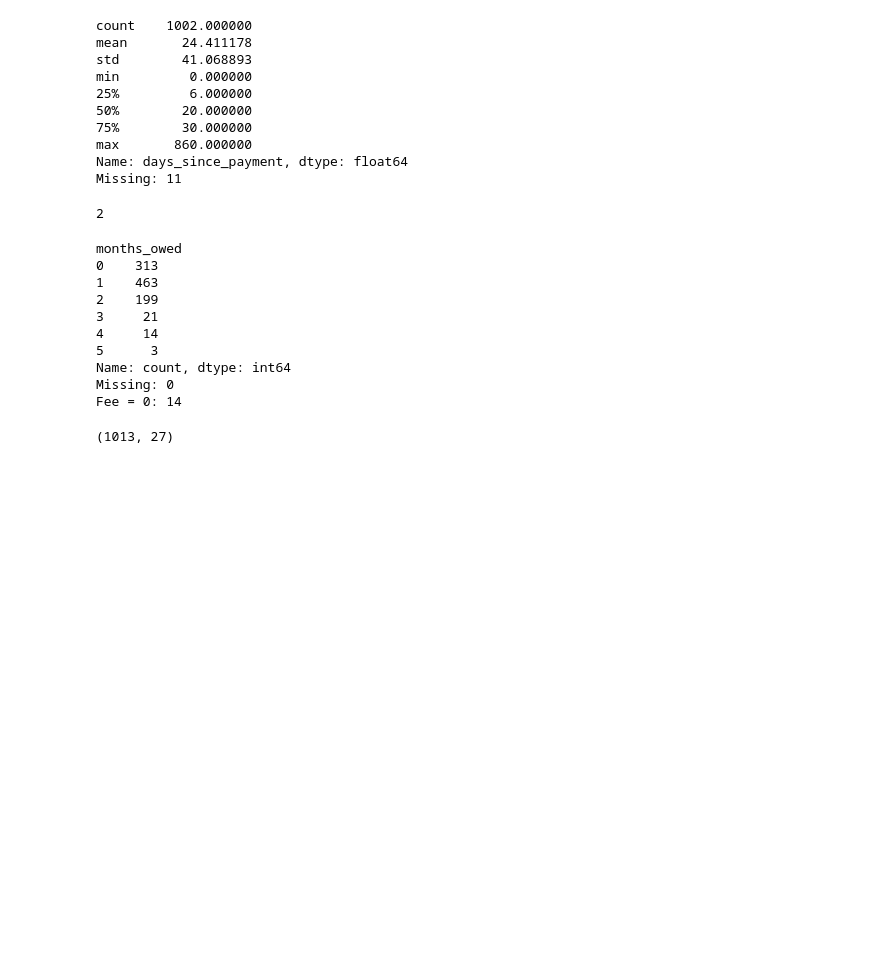
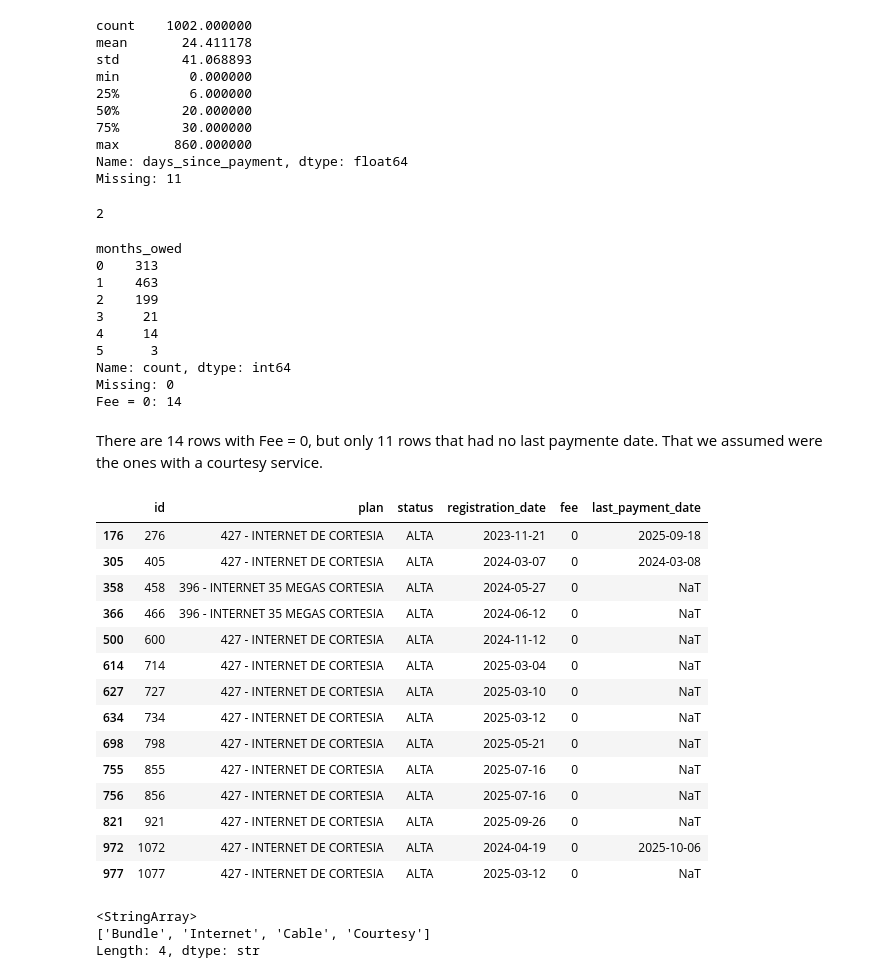
Before and after one commit to mafs794/payments-statistical-techniques-ca1, a Jupyter notebook: ca1.ipynb, the cells around one changed output. Saved outputs shown, nothing was run; the diff lists cells and outputs as text; code cells hidden in the pictures; blank space fills up the shorter version.

Commit message:
descriptive statistics, numerical and categorical summary. Fix some insights about customers with fee = 0 and no last payment date

```diff
--- a/ca1.ipynb
+++ b/ca1.ipynb
@@ -293,7 +307,33 @@ months_owed
 Name: count, dtype: int64
 Missing: 0
 Fee = 0: 14
+# %% [markdown]
+There are 14 rows with Fee = 0, but only 11 rows that had no last paymente date. That we assumed were the ones with a courtesy service.
+# %%
+no_fee = process_data[(process_data["fee"] == 0)]
+no_fee[["id", "plan", "status", "registration_date", "fee", "last_payment_date"]]
+# %% [output]
+|  | id | plan | status | registration_date | fee | last_payment_date |
+| 176 | 276 | 427 - INTERNET DE CORTESIA | ALTA | 2023-11-21 | 0 | 2025-09-18 |
+| 305 | 405 | 427 - INTERNET DE CORTESIA | ALTA | 2024-03-07 | 0 | 2024-03-08 |
+| 358 | 458 | 396 - INTERNET 35 MEGAS CORTESIA | ALTA | 2024-05-27 | 0 | NaT |
+| 366 | 466 | 396 - INTERNET 35 MEGAS CORTESIA | ALTA | 2024-06-12 | 0 | NaT |
+| 500 | 600 | 427 - INTERNET DE CORTESIA | ALTA | 2024-11-12 | 0 | NaT |
+| 614 | 714 | 427 - INTERNET DE CORTESIA | ALTA | 2025-03-04 | 0 | NaT |
+| 627 | 727 | 427 - INTERNET DE CORTESIA | ALTA | 2025-03-10 | 0 | NaT |
+| 634 | 734 | 427 - INTERNET DE CORTESIA | ALTA | 2025-03-12 | 0 | NaT |
+| 698 | 798 | 427 - INTERNET DE CORTESIA | ALTA | 2025-05-21 | 0 | NaT |
+| 755 | 855 | 427 - INTERNET DE CORTESIA | ALTA | 2025-07-16 | 0 | NaT |
+| 756 | 856 | 427 - INTERNET DE CORTESIA | ALTA | 2025-07-16 | 0 | NaT |
+| 821 | 921 | 427 - INTERNET DE CORTESIA | ALTA | 2025-09-26 | 0 | NaT |
+| 972 | 1072 | 427 - INTERNET DE CORTESIA | ALTA | 2024-04-19 | 0 | 2025-10-06 |
+| 977 | 1077 | 427 - INTERNET DE CORTESIA | ALTA | 2025-03-12 | 0 | NaT |
 # %%
-process_data.shape
+# --- Service Type  ---
+process_data["service_type"] = process_data["plan"].apply(classify)
-# %% [output]
-(1013, 27)
+# %%
+process_data["service_type"].unique()
+# %% [output]
+<StringArray>
+['Bundle', 'Internet', 'Cable', 'Courtesy']
+Length: 4, dtype: str
```
Also changed, not shown: parts of 17 cells of this notebook.
